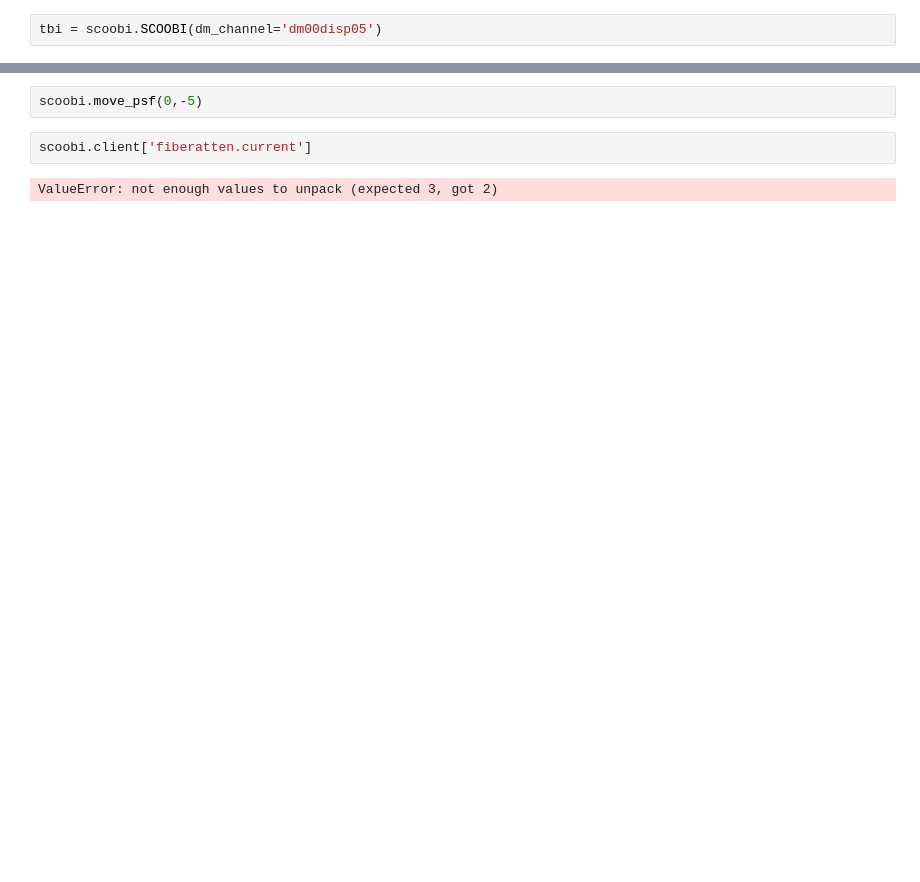
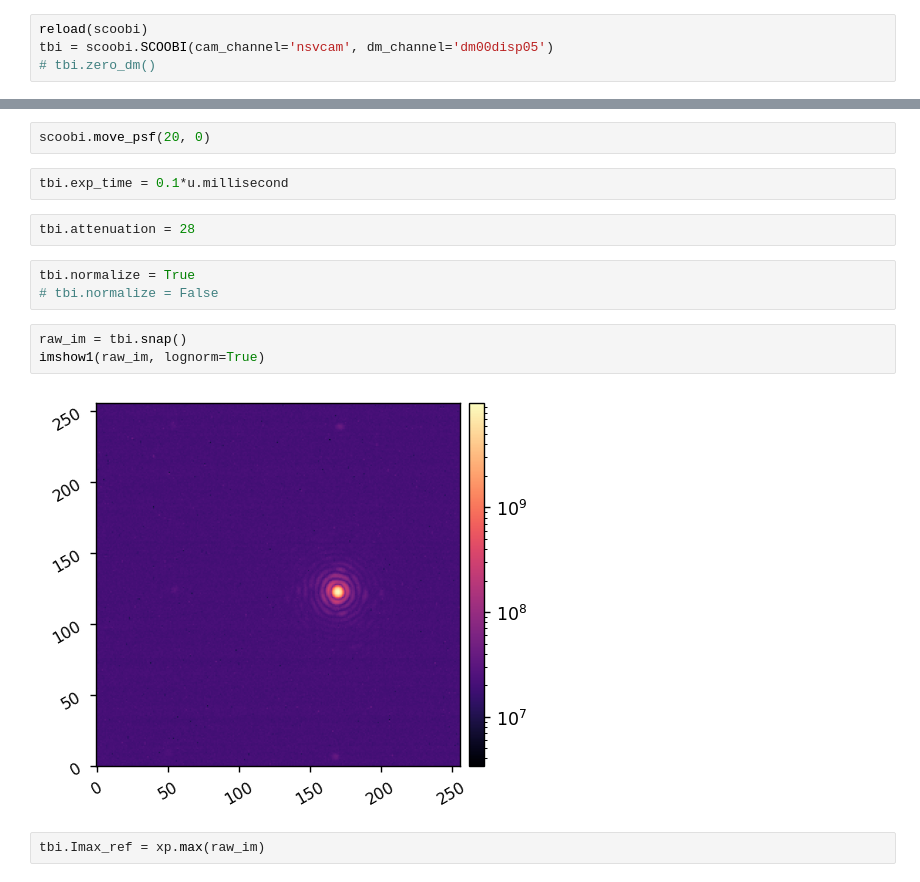
Before and after one commit to uasal/scoob-psf, a Jupyter notebook: example-notebooks/scoobi_demo.ipynb, the cells around one changed output, grey strips where cells are left out. Saved outputs shown, nothing was run; the diff lists cells and outputs as text; blank space fills up the shorter version.

```diff
--- a/example-notebooks/scoobi_demo.ipynb
+++ b/example-notebooks/scoobi_demo.ipynb
@@ -42,3 +19,5 @@ dir(IndiClient)
 # %%
-tbi = scoobi.SCOOBI(dm_channel='dm00disp05')
+reload(scoobi)
+tbi = scoobi.SCOOBI(cam_channel='nsvcam', dm_channel='dm00disp05')
+# tbi.zero_dm()
 # %% [output]
@@ -61,6 +25,16 @@ KeyError: 'No device nsv571 represented within these properties'
 # %%
-scoobi.move_psf(0,-5)
+scoobi.move_psf(20, 0)
-# %%
-scoobi.client['fiberatten.current']
-# %% [output]
-ValueError: not enough values to unpack (expected 3, got 2)
+# %%
+tbi.exp_time = 0.1*u.millisecond
+# %%
+tbi.attenuation = 28
+# %%
+tbi.normalize = True
+# tbi.normalize = False
+# %%
+raw_im = tbi.snap()
+imshow1(raw_im, lognorm=True)
+# %% [output]
+[figure, added]
+# %%
+tbi.Imax_ref = xp.max(raw_im)
```
Also changed, not shown: parts of 20 cells of this notebook, 2 other files.
